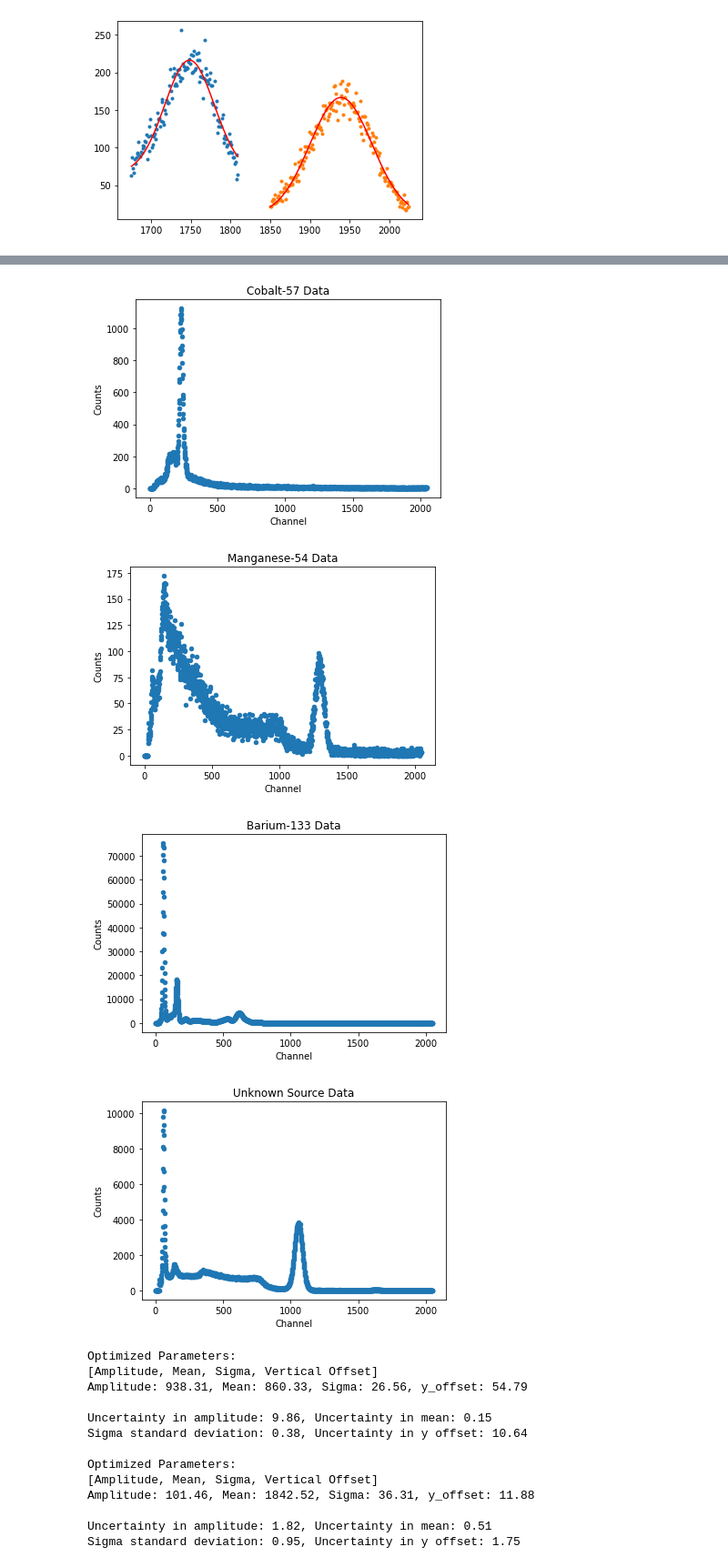
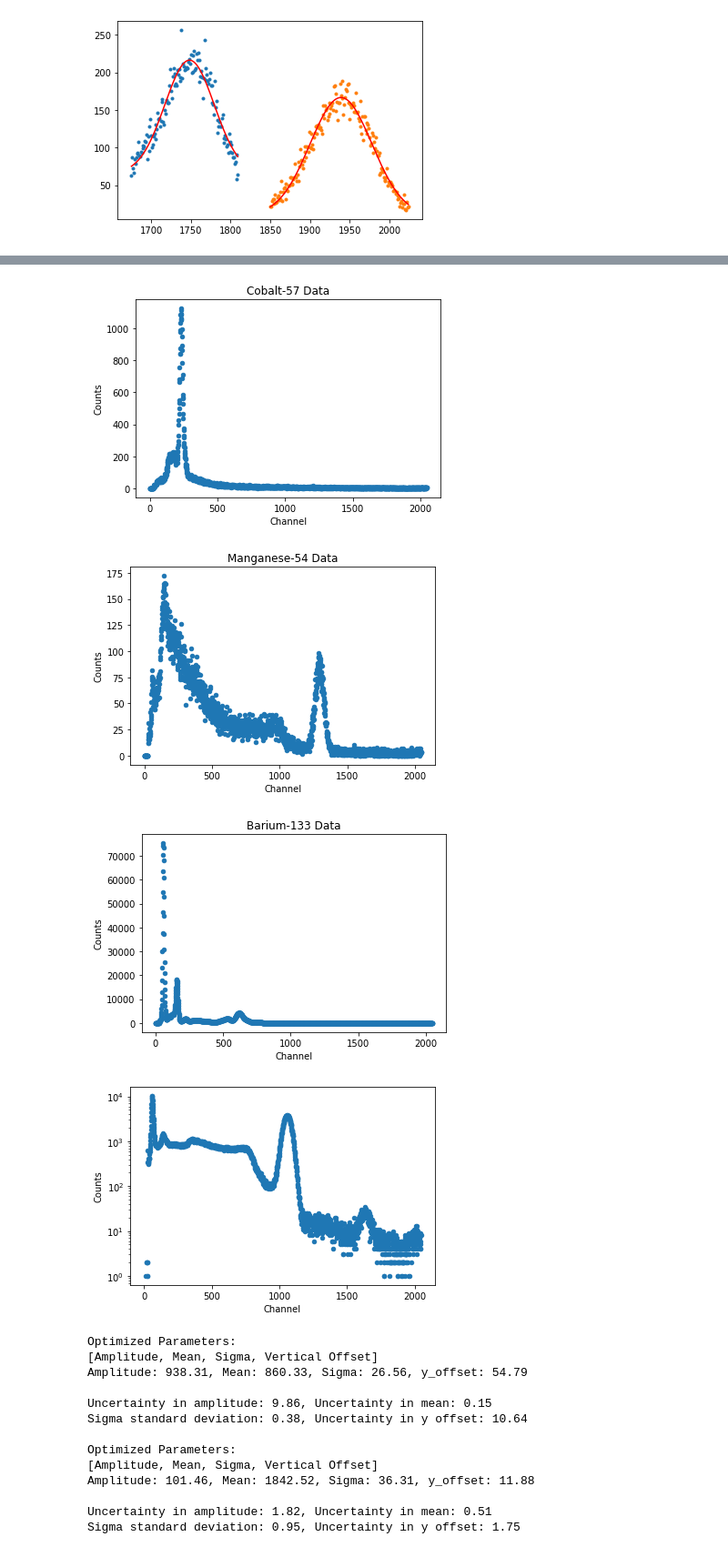
Before and after one commit to maraMaraschino/Adv-Lab, a Jupyter notebook: Gamma Spectroscopy/Gamma Spec Data.ipynb, the cells around one changed output, grey strips where cells are left out. Shown at 91% size. Cells and saved outputs as stored; diff of their text form; code cells hidden in the pictures.

```diff
--- a/Gamma Spectroscopy/Gamma Spec Data.ipynb
+++ b/Gamma Spectroscopy/Gamma Spec Data.ipynb
@@ -130,36 +123,39 @@ print("Manganese-54 has a peak at 0.835 MeV")
 print("Barium-133 has peaks 0.081, 0.276, 0.303, 0.356, & 0.384 MeV")
 
 Na_plot = sodium.plot.scatter(sodium.columns[0], sodium.columns[1])
 Na_plot.set_title("Sodium-22 Data")
 
 Cd_plot = cadmium.plot.scatter(cadmium.columns[0], cadmium.columns[1])
 Cd_plot.set_title("Cadmium-109 Data")
 
 Co57_plot = cobalt57.plot.scatter(cobalt57.columns[0], cobalt57.columns[1])
 Co57_plot.set_title("Cobalt-57 Data")
 
 Mn_plot = manganese.plot.scatter(manganese.columns[0], manganese.columns[1])
 Mn_plot.set_title("Manganese-54 Data")
 
 Ba_plot = barium.plot.scatter(barium.columns[0], barium.columns[1])
 Ba_plot.set_title("Barium-133 Data")
 
-unk_plot = unknown.plot.scatter(unknown.columns[0], unknown.columns[1])
-unk_plot.set_title("Unknown Source Data")
+#unk_plot = unknown.plot.scatter(unknown.columns[0], unknown.columns[1])
+#unk_plot.set_title("Unknown Source Data")
+
+unk_log_plot = unknown.plot.scatter(unknown.columns[0], unknown.columns[1])
+plt.yscale('log')
 
 plt.show()
 # %% [output]
 Sodium-22 has known peaks at 0.511 & 1.2745 MeV
 Cadmium 109 has a known peak at 0.0088 MeV
 Cobalt-57 has a known peak at 0.122 MeV
 Manganese-54 has a peak at 0.835 MeV
 Barium-133 has peaks 0.081, 0.276, 0.303, 0.356, & 0.384 MeV
 [figure]
 [figure]
 [figure]
 [figure]
 [figure]
-[figure, old version]
+[figure, new version]
 # %%
 A = 1000
 B = 900
```
Also changed, not shown: parts of 4 cells of this notebook.
